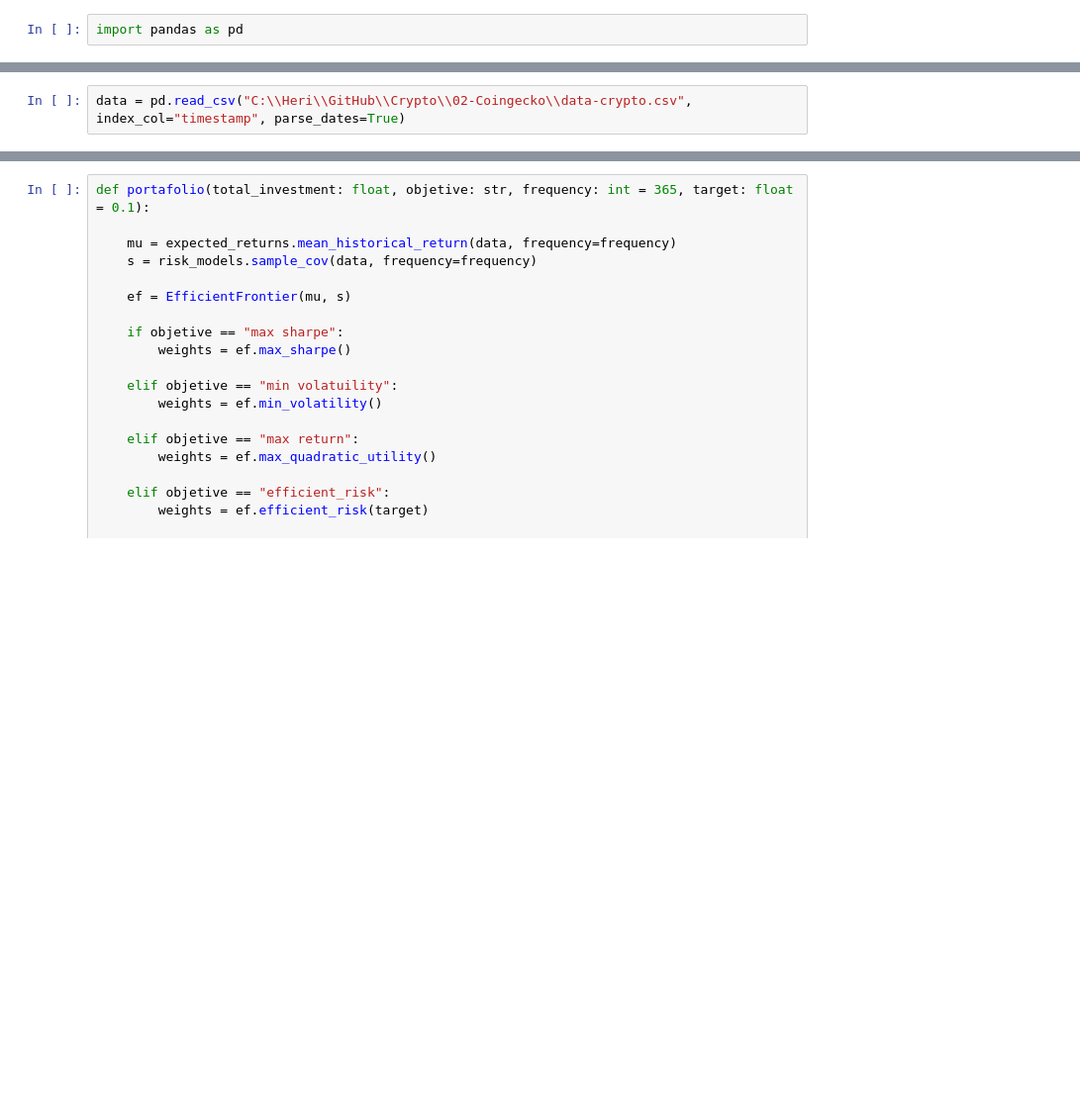
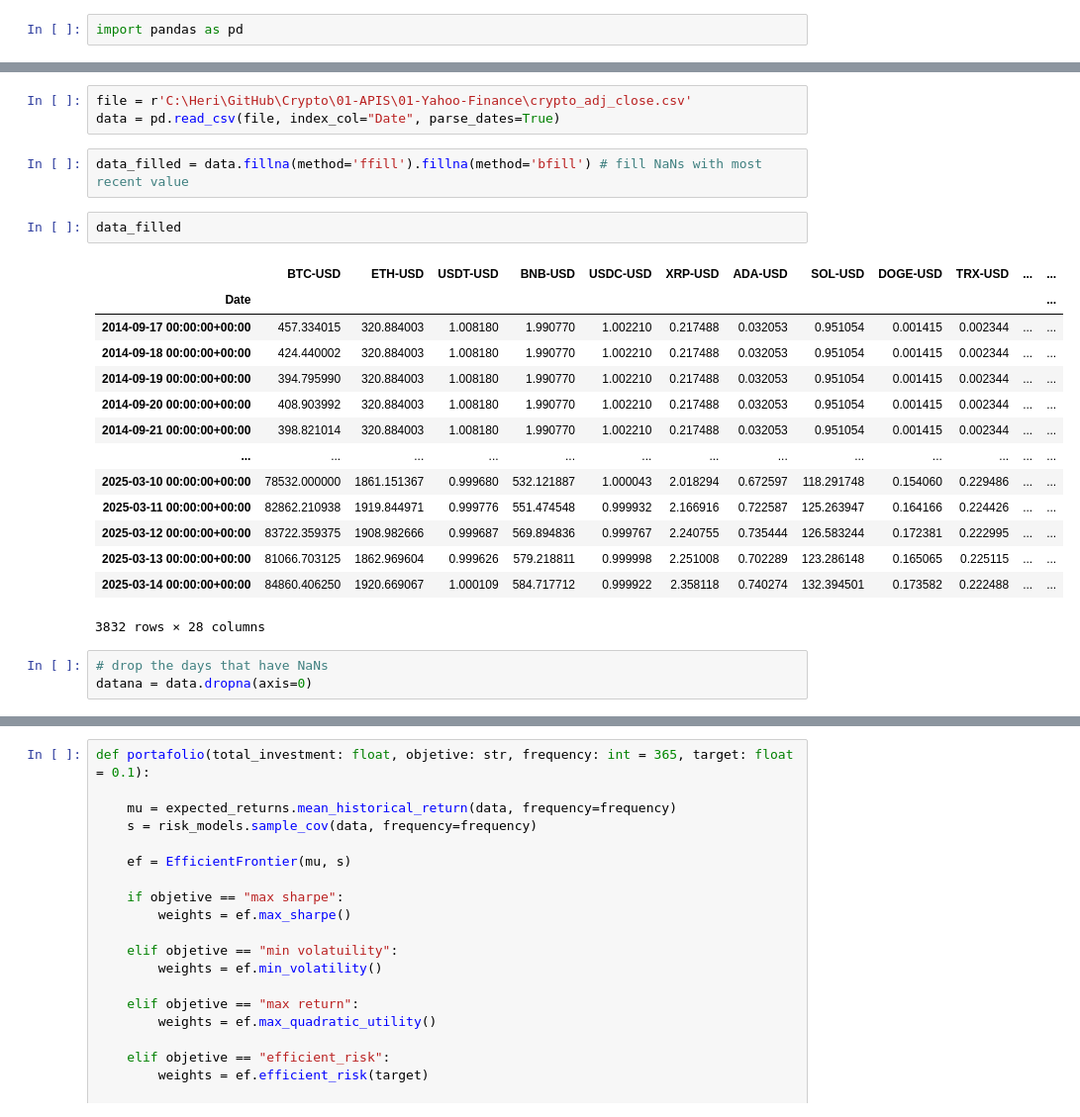
Before and after one commit to heritaco/Crypto, a Jupyter notebook: 03-Efficient-Frontier/Efficient Frontier.ipynb, the cells around one changed output, grey strips where cells are left out. Shown: that part at 99% size. Cells and saved outputs as stored; diff of their text form; blank space fills up the shorter version.

```diff
--- a/03-Efficient-Frontier/Efficient Frontier.ipynb
+++ b/03-Efficient-Frontier/Efficient Frontier.ipynb
@@ -7,2 +12,25 @@ from pypfopt import expected_returns
-# %%
-data = pd.read_csv("C:\\Heri\\GitHub\\Crypto\\02-Coingecko\\data-crypto.csv", index_col="timestamp", parse_dates=True)
+# %%
+file = r'C:\Heri\GitHub\Crypto\01-APIS\01-Yahoo-Finance\crypto_adj_close.csv'
+data = pd.read_csv(file, index_col="Date", parse_dates=True)
+# %%
+data_filled = data.fillna(method='ffill').fillna(method='bfill') # fill NaNs with most recent value
+# %%
+data_filled
+# %% [output]
+|  | BTC-USD | ETH-USD | USDT-USD | BNB-USD | USDC-USD | XRP-USD | ADA-USD | SOL-USD | DOGE-USD | TRX-USD | ... | ... |
+| Date |  |  |  |  |  |  |  |  |  |  |  | ... |
+| 2014-09-17 00:00:00+00:00 | 457.334015 | 320.884003 | 1.008180 | 1.990770 | 1.002210 | 0.217488 | 0.032053 | 0.951054 | 0.001415 | 0.002344 | ... | ... |
+| 2014-09-18 00:00:00+00:00 | 424.440002 | 320.884003 | 1.008180 | 1.990770 | 1.002210 | 0.217488 | 0.032053 | 0.951054 | 0.001415 | 0.002344 | ... | ... |
+| 2014-09-19 00:00:00+00:00 | 394.795990 | 320.884003 | 1.008180 | 1.990770 | 1.002210 | 0.217488 | 0.032053 | 0.951054 | 0.001415 | 0.002344 | ... | ... |
+| 2014-09-20 00:00:00+00:00 | 408.903992 | 320.884003 | 1.008180 | 1.990770 | 1.002210 | 0.217488 | 0.032053 | 0.951054 | 0.001415 | 0.002344 | ... | ... |
+| 2014-09-21 00:00:00+00:00 | 398.821014 | 320.884003 | 1.008180 | 1.990770 | 1.002210 | 0.217488 | 0.032053 | 0.951054 | 0.001415 | 0.002344 | ... | ... |
+| ... | ... | ... | ... | ... | ... | ... | ... | ... | ... | ... | ... | ... |
+| 2025-03-10 00:00:00+00:00 | 78532.000000 | 1861.151367 | 0.999680 | 532.121887 | 1.000043 | 2.018294 | 0.672597 | 118.291748 | 0.154060 | 0.229486 | ... | ... |
+| 2025-03-11 00:00:00+00:00 | 82862.210938 | 1919.844971 | 0.999776 | 551.474548 | 0.999932 | 2.166916 | 0.722587 | 125.263947 | 0.164166 | 0.224426 | ... | ... |
+| 2025-03-12 00:00:00+00:00 | 83722.359375 | 1908.982666 | 0.999687 | 569.894836 | 0.999767 | 2.240755 | 0.735444 | 126.583244 | 0.172381 | 0.222995 | ... | ... |
+| 2025-03-13 00:00:00+00:00 | 81066.703125 | 1862.969604 | 0.999626 | 579.218811 | 0.999998 | 2.251008 | 0.702289 | 123.286148 | 0.165065 | 0.225115 | ... | ... |
+| 2025-03-14 00:00:00+00:00 | 84860.406250 | 1920.669067 | 1.000109 | 584.717712 | 0.999922 | 2.358118 | 0.740274 | 132.394501 | 0.173582 | 0.222488 | ... | ... |
+3832 rows × 28 columns
+# %%
+# drop the days that have NaNs
+datana = data.dropna(axis=0)
```
Also changed, not shown: parts of 4 cells of this notebook, 8 other files.
